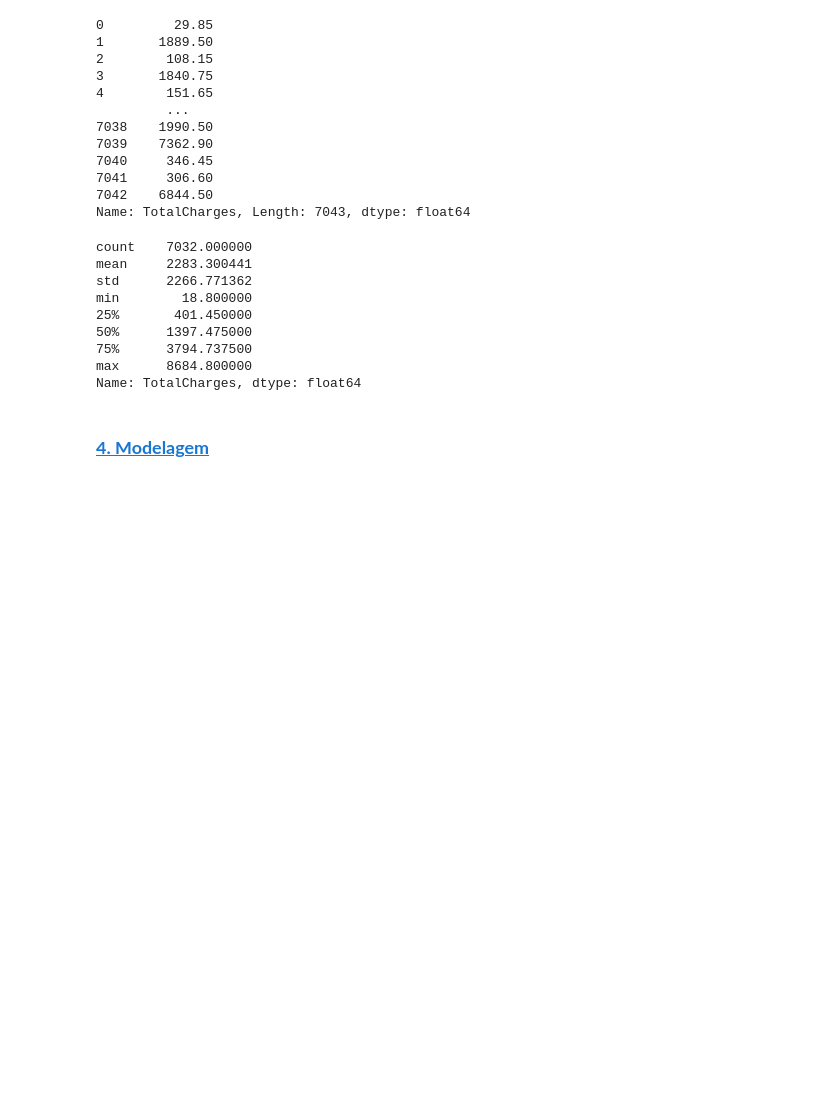
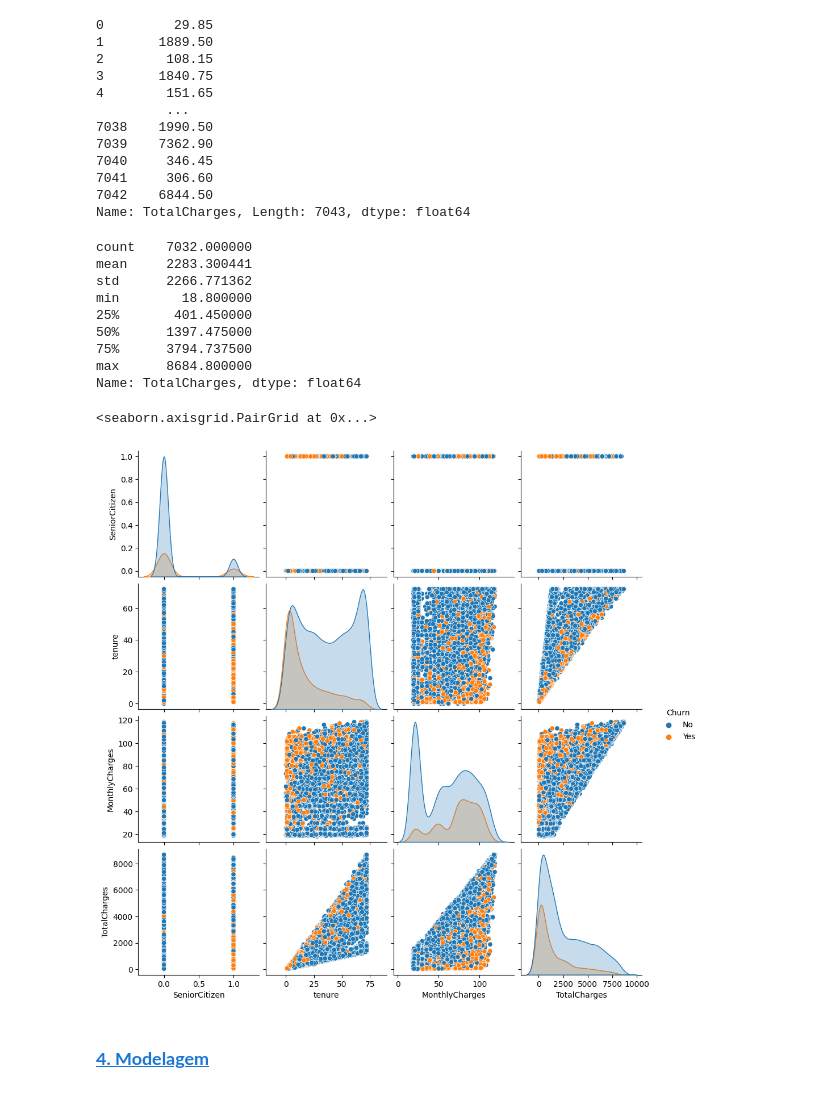
Before and after one commit to Texugo-928/Projeto_ML_Churn, a Jupyter notebook: Projeto_ML_Grupo_4.ipynb, the cells around one changed output. Drawn from its saved outputs; the diff is of its cells as text; code cells hidden in the pictures; blank space fills up the shorter version.

```diff
--- a/Projeto_ML_Grupo_4.ipynb
+++ b/Projeto_ML_Grupo_4.ipynb
@@ -279,6 +279,11 @@ Name: TotalCharges, dtype: float64
 # Substituir os nulos por algo ou pode eliminar as linhas
 
 # Transformar as colunas categóricas com o get dummies/one hot encoder...
+# %%
+sns.pairplot(df_churn, hue='Churn')
+# %% [output]
+<seaborn.axisgrid.PairGrid at 0x...>
+[figure, added]
 # %% [markdown]
 ### **[4. Modelagem](#4.-Modelagem)**
 # %% [markdown]
```
Also changed, not shown: parts of 5 cells of this notebook.
